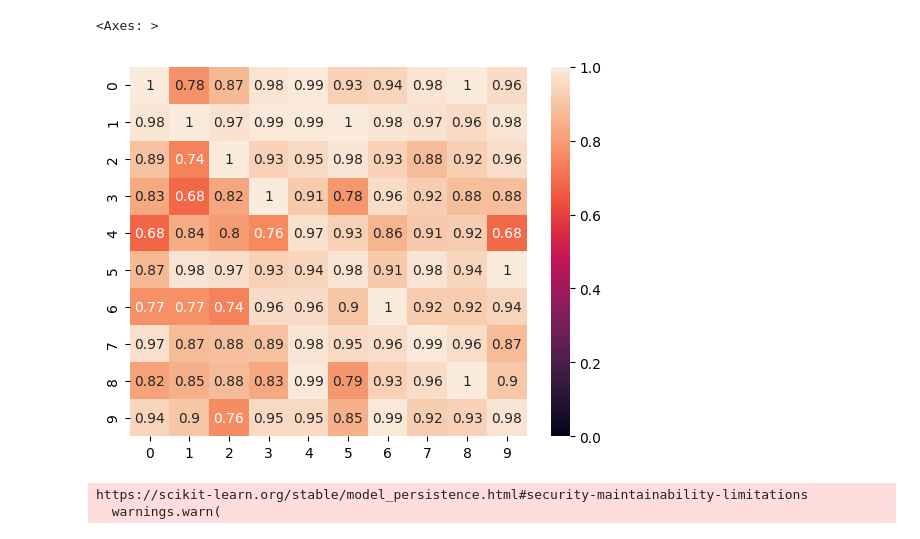
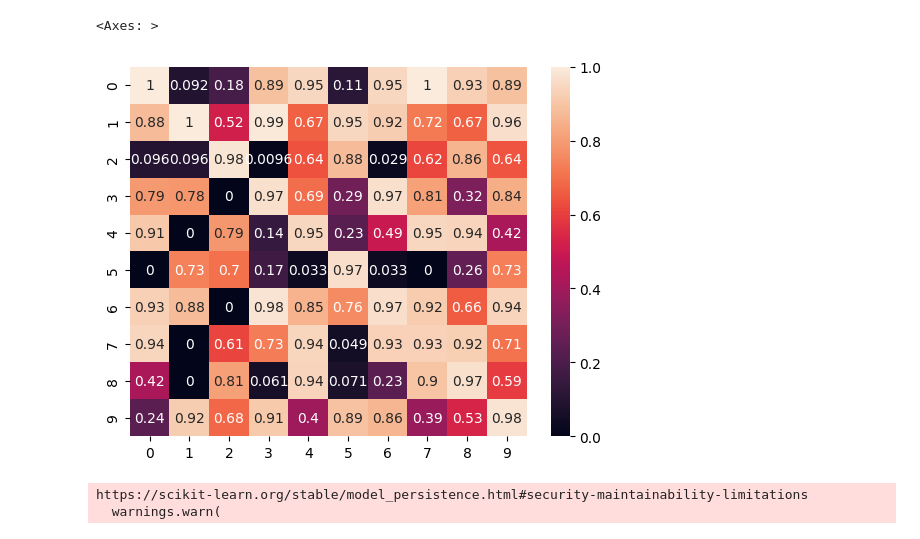
Before and after one commit to vitryt/label-free-bias-identification, a Jupyter notebook: data_recovery.ipynb, the cells around one changed output. Drawn from its saved outputs; the diff is of its cells as text; code cells hidden in the pictures.

```diff
--- a/data_recovery.ipynb
+++ b/data_recovery.ipynb
@@ -36,13 +36,13 @@ sys.path
  '/home/thomas/Documents/ENS/IAS/S2/XCL/CVDB']
 # %%
-exp_id = 1
+exp_id = 7
 exp_name = "MNIST"
 with open("models/" + exp_name + "/model_" + str(exp_id) + ".pkl", "rb") as f:
     model_res = pkl.load(f)
 sb.heatmap(model_res["correctness_matrix"]/model_res["appearance_matrix"], vmin=0, vmax=1, annot=True)
 # %% [output]
 <Axes: >
-[figure, old version]
+[figure, new version]
 # %%
 with open(f"models/{exp_name}/concepts_{0}_{1}.pkl", "rb") as f:
     concept_res = pkl.load(f)
```
Also changed, not shown: parts of 4 cells of this notebook, 3 other files.
